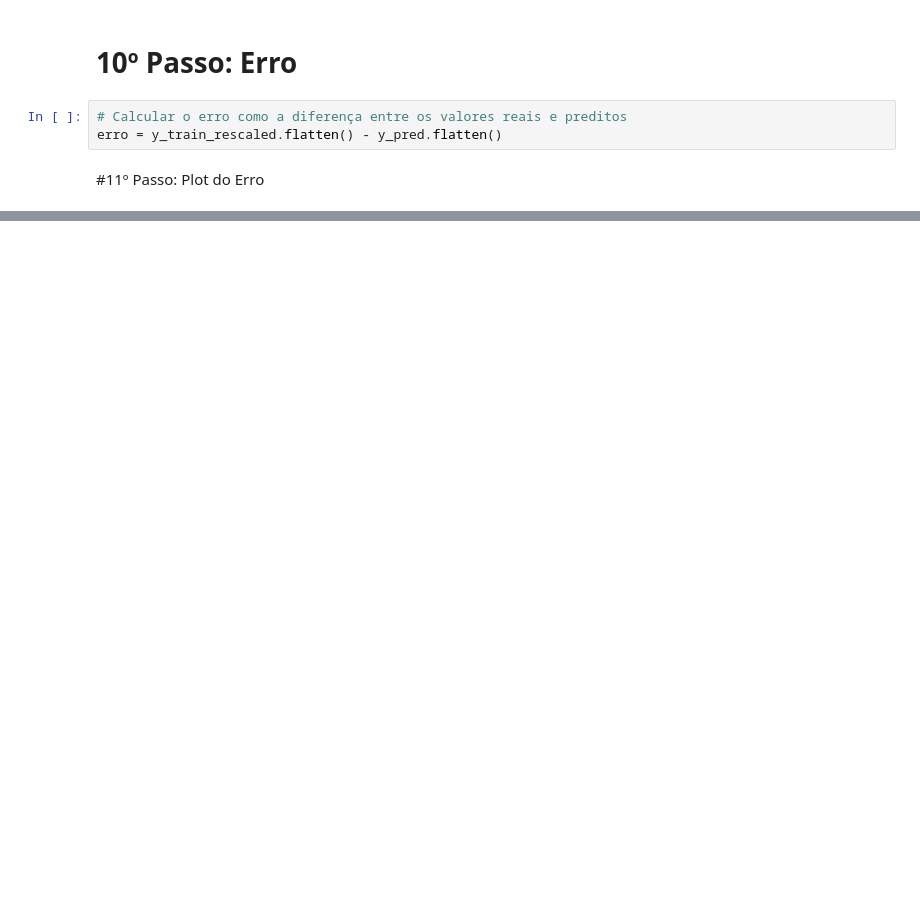
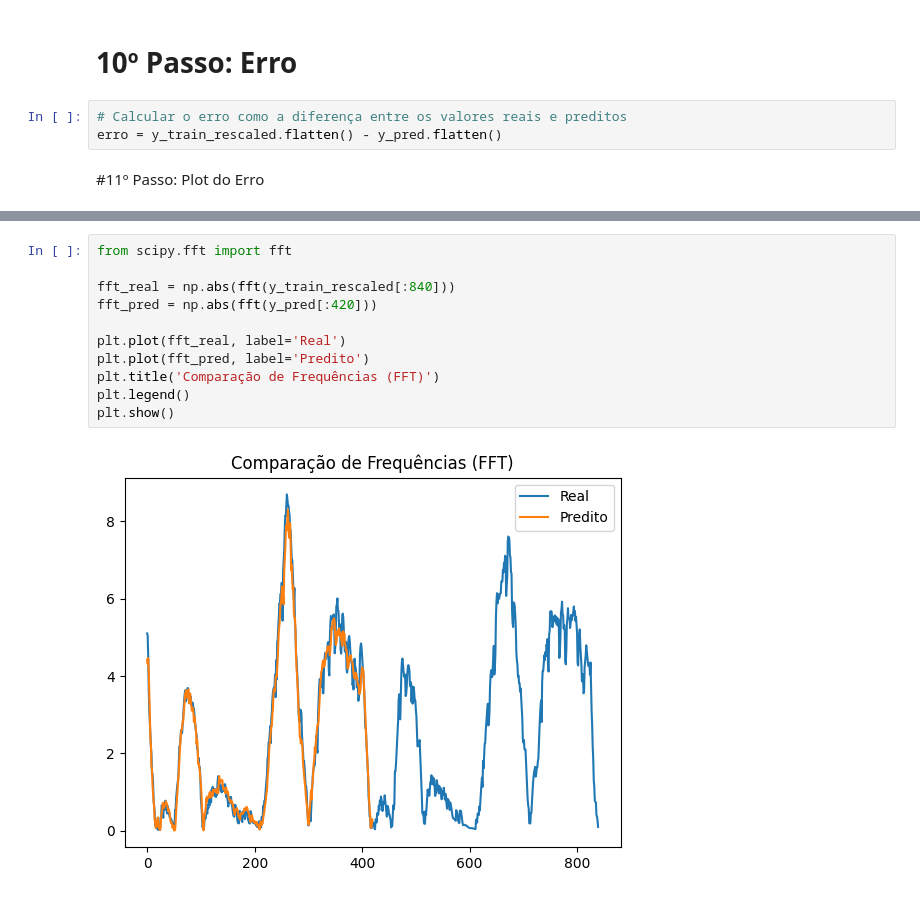
Before and after one commit to EricRibeiroAlves/Interacao-Humano-Robo, a Jupyter notebook: Codigo/[AP_T]_Eric_Modelo_CNN_LSTM.ipynb, the cells around one changed output, grey strips where cells are left out. Saved outputs shown, nothing was run; the diff lists cells and outputs as text; blank space fills up the shorter version.

```diff
--- a/Codigo/[AP_T]_Eric_Modelo_CNN_LSTM.ipynb
+++ b/Codigo/[AP_T]_Eric_Modelo_CNN_LSTM.ipynb
@@ -280,0 +284,13 @@ Desvio Padrão do Erro: 0.3418 Nm
+# %%
+from scipy.fft import fft
+
+fft_real = np.abs(fft(y_train_rescaled[:840]))
+fft_pred = np.abs(fft(y_pred[:420]))
+
+plt.plot(fft_real, label='Real')
+plt.plot(fft_pred, label='Predito')
+plt.title('Comparação de Frequências (FFT)')
+plt.legend()
+plt.show()
+# %% [output]
+[figure, added]
```
Also changed, not shown: parts of 9 cells of this notebook.
